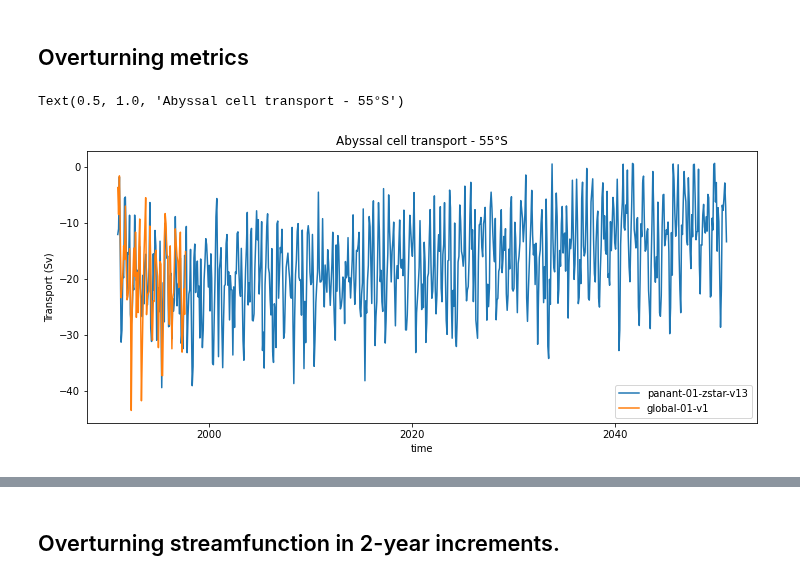
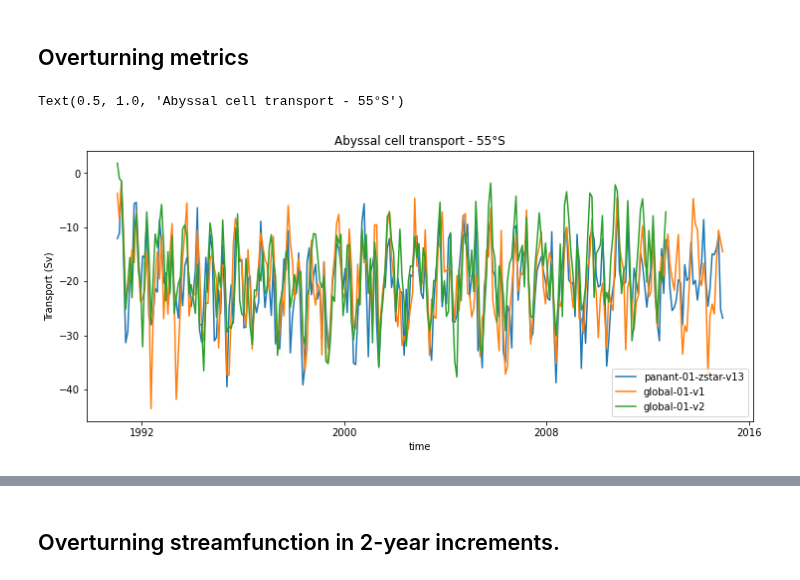
Before and after one commit to COSIMA/mom6-diagnostics, a Jupyter notebook: global-01/ComparisonWithPanant.ipynb, the cells around one changed output, grey strips where cells are left out. Drawn from its saved outputs; the diff is of its cells as text; code cells hidden in the pictures.

```diff
--- a/global-01/ComparisonWithPanant.ipynb
+++ b/global-01/ComparisonWithPanant.ipynb
@@ -37,6 +37,7 @@ client
 # %%
 expts = ['panant-01-zstar-v13',
-         'global-01-v1']
+         'global-01-v1',
+         'global-01-v2']
 # %% [markdown]
 ## ACC Transport
 # %%
@@ -45,7 +46,8 @@ for expt in expts:
     print(expt)
     umo_2d = cc.querying.getvar(expt,'umo_2d', session,frequency='1 monthly')
     DP = umo_2d.sel(xq=-71,method='nearest').sel(yh=slice(-82,-50)).sum('yh')/1e9
-    DP.plot(label=expt)
+    DP.sel(time=slice('1990-01-01','2015-01-01')).plot(label=expt)
+    #DP.plot(label=expt)
 
 plt.title('Drake Passage Transport')
 plt.ylabel('Transport (Sv)')
@@ -57,0 +63,7 @@ global-01-v1
+# %%
+fig=plt.figure(figsize=(12,5))
+for expt in expts[1:]:
+    darray = cc.querying.getvar(expt,'Heat', session,ncfile='ocean.stats.nc',decode_times=False)
+    darray.coords['Time'] = darray.coords['Time']/365
+    darray.plot(label=expt)
+plt.legend()
@@ -60,13 +75,13 @@ global-01-v1
 # %%
 plt.figure(figsize=(12,5))
 lat = -55
 for expt in expts:
     vmo = cc.querying.getvar(expt, 'vmo', session)
     vmo_ts = vmo.sel(yq=lat,method='nearest').sum('xh').cumsum('rho2_l').sel(rho2_l=slice(1036.5,1037.5)).min(dim='rho2_l').load()/1e9
-    vmo_ts.plot(label=expt)
+    vmo_ts.sel(time=slice('1990-01-01','2015-01-01')).plot(label=expt)
 plt.legend()
 plt.ylabel('Transport (Sv)')
 plt.title('Abyssal cell transport - %d°S'%(-lat))
 # %% [output]
 Text(0.5, 1.0, 'Abyssal cell transport - 55°S')
-[figure, old version]
+[figure, new version]
```
Also changed, not shown: parts of 17 cells of this notebook, 3 other files.
